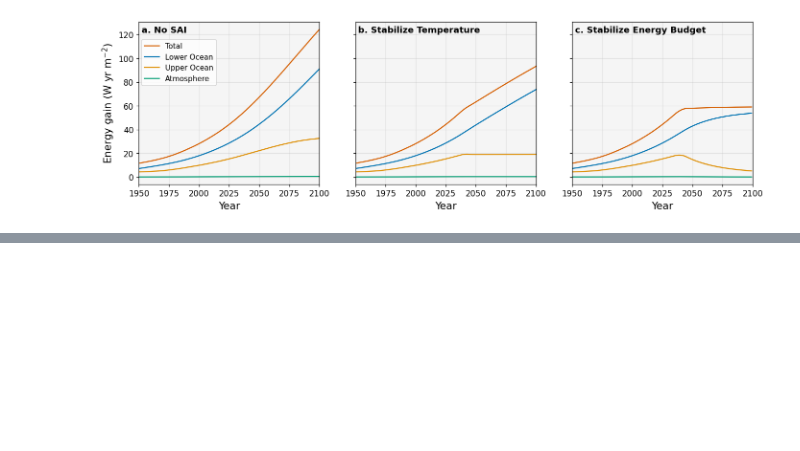
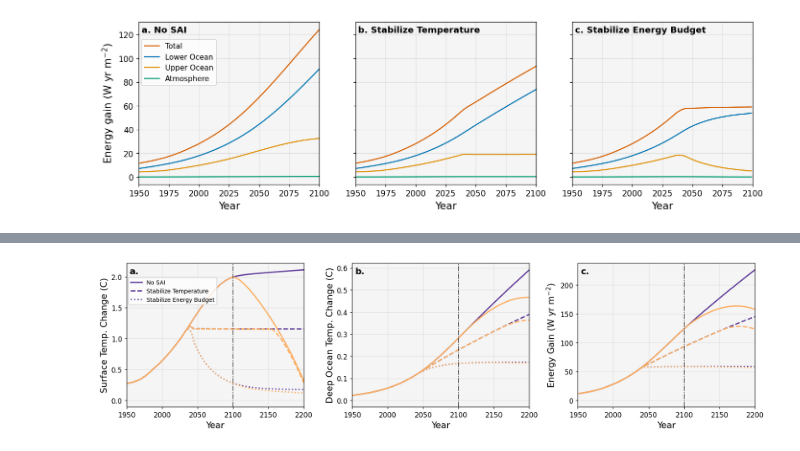
Before and after one commit to jshaw35/PRISM, a Jupyter notebook: WorkingModel.ipynb, the cells around one changed output, grey strips where cells are left out. Cells and saved outputs as stored; diff of their text form; code cells hidden in the pictures; blank space fills up the shorter version.

```diff
--- a/WorkingModel.ipynb
+++ b/WorkingModel.ipynb
@@ -1474,0 +1747,53 @@ plt.savefig("figures/figure_simplemodel_energy.png", dpi=300, bbox_inches="tight
+# %%
+# Construct the energy of the system over time (extended to 2200)
+C_ATMOS = CP_AIR * P_SURF / G_GRAV / SEC_PER_YR     # atmospheric column
+C_UPPER = ocean_layer_C(UPPER_DEPTH)                # fast (upper) ocean layer
+C_LOWER = ocean_layer_C(LOWER_DEPTH)                # slow (deep) ocean layer
+
+fig, axs = plt.subplots(1, 3, figsize=(15, 4))
+fig.subplots_adjust(wspace=0.27)
+fontsize = 14
+
+_case_styles = {
+    'base':      {'label': 'No SAI',                'ls': '-'},
+    'ctrl_2035': {'label': 'Stabilize Temperature', 'ls': '--'},
+    'qbal':      {'label': 'Stabilize Energy Budget', 'ls': ':'},
+}
+
+for scen in (_SCEN_BASE, _SCEN_DECLINE):
+    style = _SCEN_STYLES[scen]
+    scen_label = style['label'].split(' (')[0]
+    for case, case_style in _case_styles.items():
+        r = runs_ext[(scen, case)]
+        Ta = r['Ta'] - r['Ta'][0]       # normalize to initial temperature
+        Tu = r['Tu'] - r['Tu'][0]
+        Tl = r['Tl'] - r['Tl'][0]
+        E_total = C_ATMOS * Ta + C_UPPER * Tu + C_LOWER * Tl
+        if 'decline' in scen:
+            label = None
+        else:
+            label = f"{case_style['label']}"
+            # label = f"{scen_label} - {case_style['label']}"
+        axs[0].plot(r['t'], Ta, lw=2, color=style['color'], ls=case_style['ls'], label=label)
+        axs[1].plot(r['t'], Tl, lw=2, color=style['color'], ls=case_style['ls'], label=label)
+        axs[2].plot(r['t'], E_total, lw=2, color=style['color'], ls=case_style['ls'], label=label)
+
+axs[0].set_ylabel("Surface Temp. Change (C)", fontsize=fontsize)
+axs[1].set_ylabel("Deep Ocean Temp. Change (C)", fontsize=fontsize)
+axs[2].set_ylabel("Energy Gain (W yr m$^{-2}$)", fontsize=fontsize)
+
+panel_labels = [f"{chr(97 + i)}." for i in range(len(axs.flat))]
+for ax, label in zip(axs, panel_labels):
+    ax.axvline(2100, color='k', ls='-.', lw=1.2, alpha=0.6)
+    ax.set_xlim(1950, EXTENDED_END_YEAR)
+    ax.set_xlabel('Year', fontsize=fontsize)
+    ax.set_facecolor("whitesmoke")
+    ax.text(0.015, 0.97, label, transform=ax.transAxes, fontsize=14,
+            fontweight="bold", va="top")
+
+axs[0].legend(fontsize=9, loc=(0.01, 0.71))
+plt.tight_layout()
+plt.savefig("figures/figure_simplemodel_temperature_energy_decline2100.png", dpi=300, bbox_inches="tight")
+plt.show()
+# %% [output]
+[figure, added]
```
Also changed, not shown: parts of 10 cells of this notebook.
